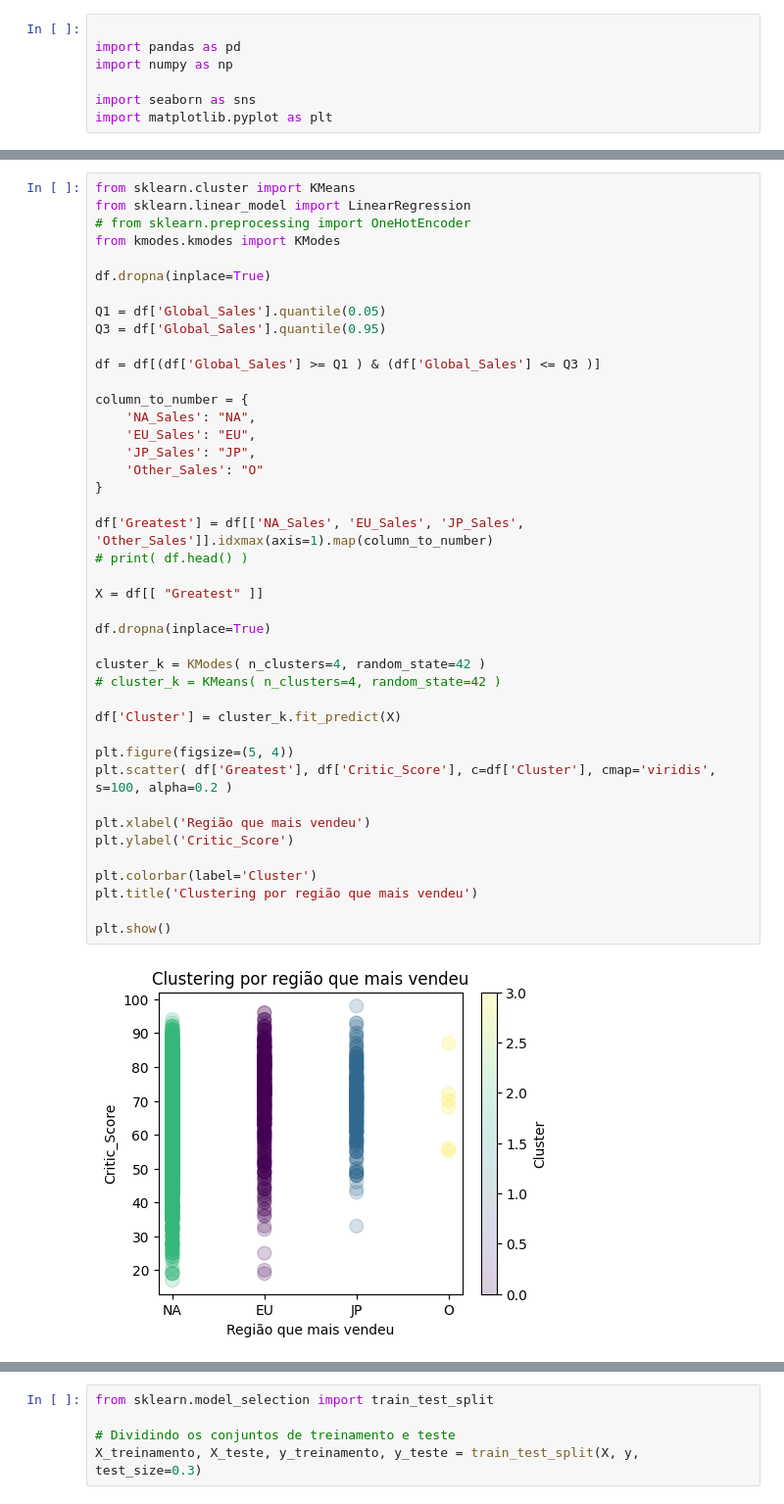
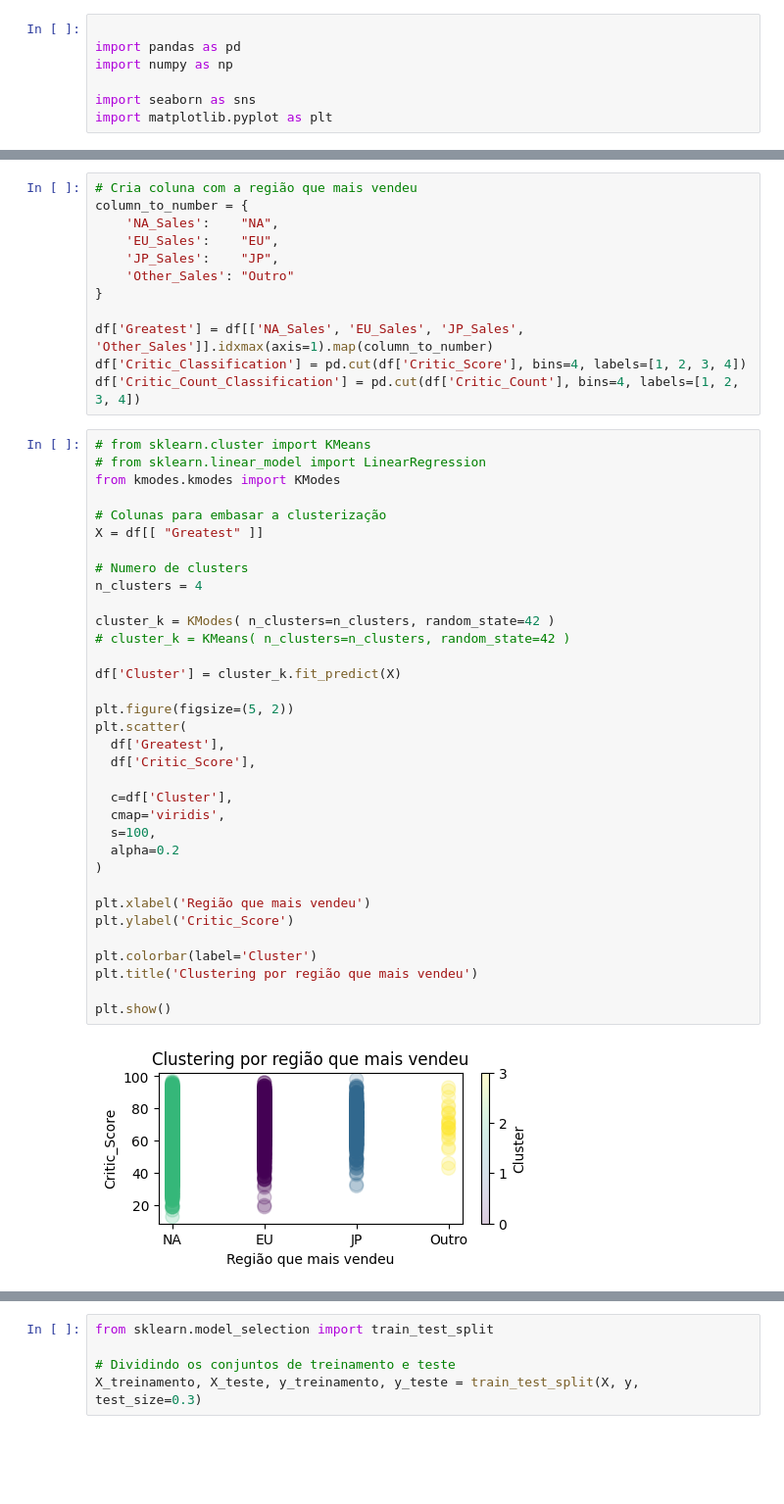
Before and after one commit to wolke412/topicos-4, a Jupyter notebook: video-game.ipynb, the cells around one changed output, grey strips where cells are left out. Shown: that part at 98% size. Drawn from its saved outputs; the diff is of its cells as text; blank space fills up the shorter version.

```diff
--- a/video-game.ipynb
+++ b/video-game.ipynb
@@ -11,44 +73,48 @@ df = pd.read_csv('dataset/video_games_2016.csv')
+# %%
+# Cria coluna com a região que mais vendeu
+column_to_number = {
+    'NA_Sales':    "NA",
+    'EU_Sales':    "EU",
+    'JP_Sales':    "JP",
+    'Other_Sales': "Outro"
+}
+
+df['Greatest'] = df[['NA_Sales', 'EU_Sales', 'JP_Sales', 'Other_Sales']].idxmax(axis=1).map(column_to_number)
+df['Critic_Classification'] = pd.cut(df['Critic_Score'], bins=4, labels=[1, 2, 3, 4])
+df['Critic_Count_Classification'] = pd.cut(df['Critic_Count'], bins=4, labels=[1, 2, 3, 4])
 # %%
-from sklearn.cluster import KMeans
-from sklearn.linear_model import LinearRegression
-# from sklearn.preprocessing import OneHotEncoder
+# from sklearn.cluster import KMeans
+# from sklearn.linear_model import LinearRegression
 from kmodes.kmodes import KModes
 
-df.dropna(inplace=True)
-
-Q1 = df['Global_Sales'].quantile(0.05)
-Q3 = df['Global_Sales'].quantile(0.95)
-
-df = df[(df['Global_Sales'] >= Q1 ) & (df['Global_Sales'] <= Q3 )]
-
-column_to_number = {
-    'NA_Sales': "NA",
-    'EU_Sales': "EU",
-    'JP_Sales': "JP",
-    'Other_Sales': "O"
-}
-
-df['Greatest'] = df[['NA_Sales', 'EU_Sales', 'JP_Sales', 'Other_Sales']].idxmax(axis=1).map(column_to_number)
-# print( df.head() )
-
+# Colunas para embasar a clusterização
 X = df[[ "Greatest" ]]
 
-df.dropna(inplace=True)
+# Numero de clusters
+n_clusters = 4
 
-cluster_k = KModes( n_clusters=4, random_state=42 )
-# cluster_k = KMeans( n_clusters=4, random_state=42 )
+cluster_k = KModes( n_clusters=n_clusters, random_state=42 )
+# cluster_k = KMeans( n_clusters=n_clusters, random_state=42 )
 
 df['Cluster'] = cluster_k.fit_predict(X)
 
-plt.figure(figsize=(5, 4))
-plt.scatter( df['Greatest'], df['Critic_Score'], c=df['Cluster'], cmap='viridis', s=100, alpha=0.2 )
+plt.figure(figsize=(5, 2))
+plt.scatter(
+  df['Greatest'],
+  df['Critic_Score'],
+
+  c=df['Cluster'],
+  cmap='viridis',
+  s=100,
+  alpha=0.2
+)
 
 plt.xlabel('Região que mais vendeu')
 plt.ylabel('Critic_Score')
 
 plt.colorbar(label='Cluster')
 plt.title('Clustering por região que mais vendeu')
 
 plt.show()
 # %% [output]
-[figure, old version]
+[figure, new version]
```
Also changed, not shown: parts of 13 cells of this notebook.
